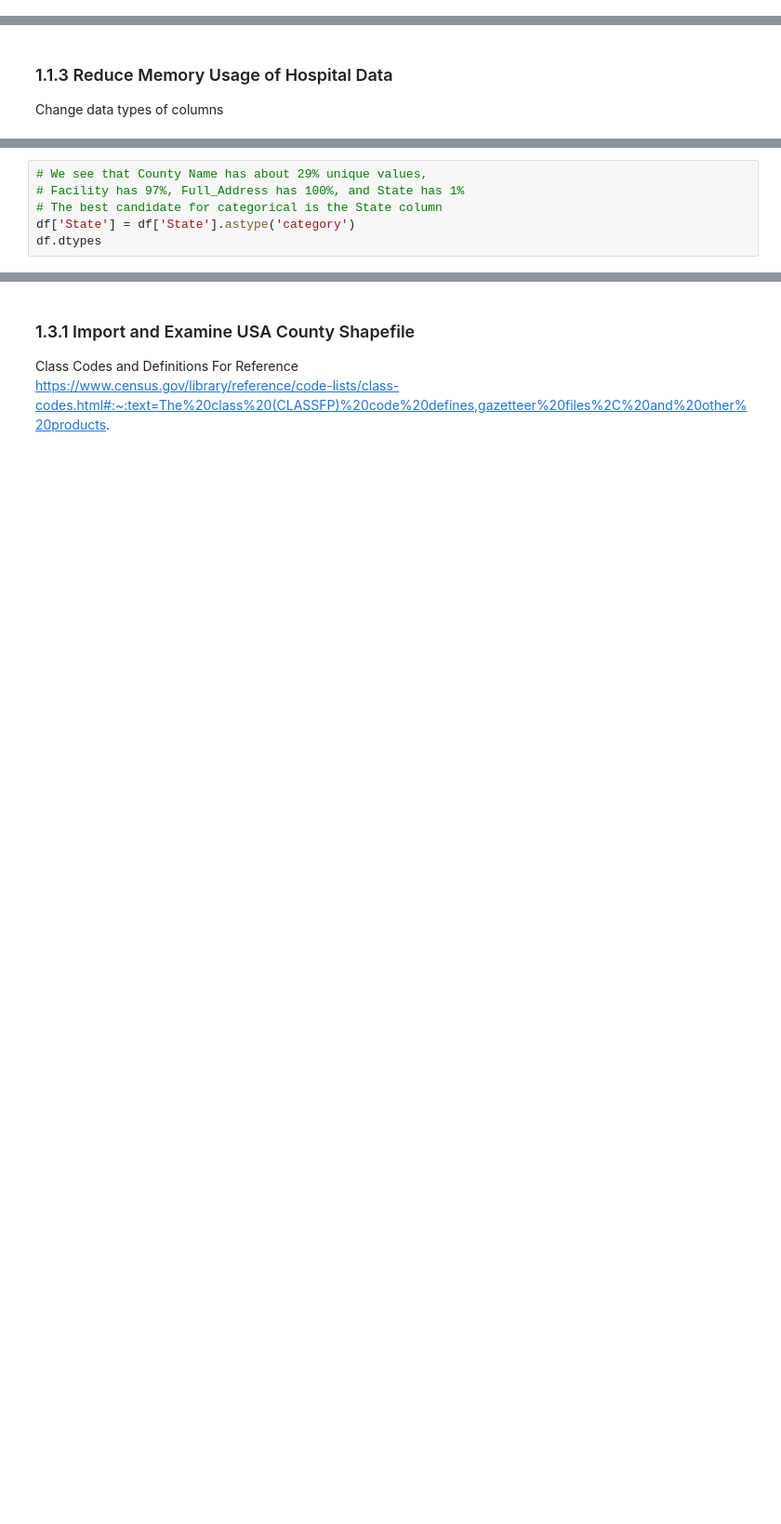
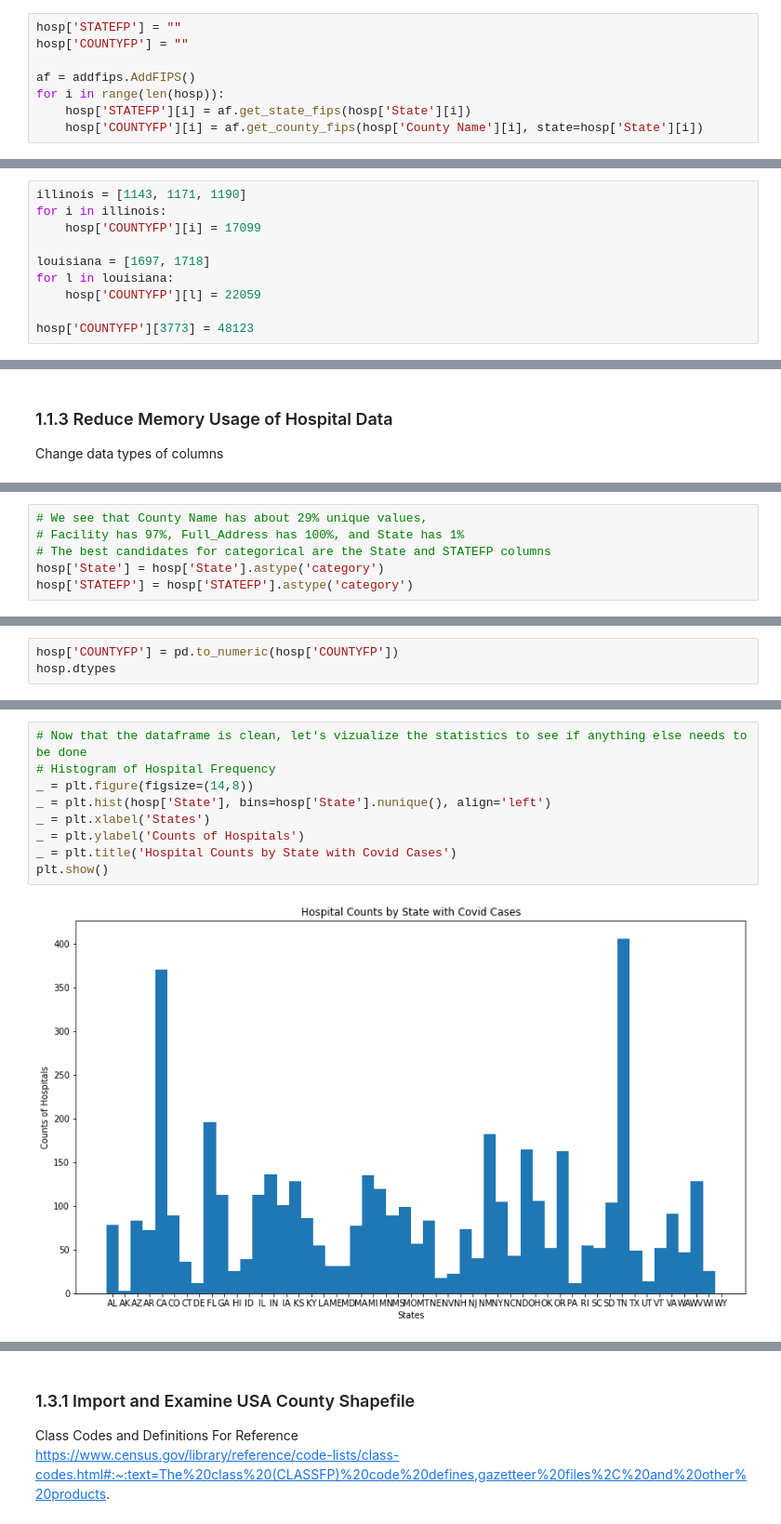
Before and after one commit to taflor/USACovidHospitals, a Jupyter notebook: notebooks/1.1-clean.ipynb, the cells around one changed output, grey strips where cells are left out. Shown: that part at 93% size. Saved outputs shown, nothing was run; the diff lists cells and outputs as text; blank space fills up the shorter version.

```diff
--- a/notebooks/1.1-clean.ipynb
+++ b/notebooks/1.1-clean.ipynb
@@ -196,0 +204,8 @@ df.iloc[3945:3948]
+# %%
+hosp['STATEFP'] = ""
+hosp['COUNTYFP'] = ""
+
+af = addfips.AddFIPS()
+for i in range(len(hosp)):
+    hosp['STATEFP'][i] = af.get_state_fips(hosp['State'][i])
+    hosp['COUNTYFP'][i] = af.get_county_fips(hosp['County Name'][i], state=hosp['State'][i])
@@ -196,0 +231,10 @@ df.iloc[3945:3948]
+# %%
+illinois = [1143, 1171, 1190]
+for i in illinois:
+    hosp['COUNTYFP'][i] = 17099
+
+louisiana = [1697, 1718]
+for l in louisiana:
+    hosp['COUNTYFP'][l] = 22059
+
+hosp['COUNTYFP'][3773] = 48123
@@ -237,6 +313,6 @@ dtype: float64
 # %%
 # We see that County Name has about 29% unique values,
 # Facility has 97%, Full_Address has 100%, and State has 1%
-# The best candidate for categorical is the State column
-df['State'] = df['State'].astype('category')
-df.dtypes
+# The best candidates for categorical are the State and STATEFP columns
+hosp['State'] = hosp['State'].astype('category')
+hosp['STATEFP'] = hosp['STATEFP'].astype('category')
@@ -264,0 +319,3 @@ dtype: object
+# %%
+hosp['COUNTYFP'] = pd.to_numeric(hosp['COUNTYFP'])
+hosp.dtypes
@@ -294,0 +370,11 @@ County Name has shrunk to 46% of it's original size
+# %%
+# Now that the dataframe is clean, let's vizualize the statistics to see if anything else needs to be done
+# Histogram of Hospital Frequency
+_ = plt.figure(figsize=(14,8))
+_ = plt.hist(hosp['State'], bins=hosp['State'].nunique(), align='left')
+_ = plt.xlabel('States')
+_ = plt.ylabel('Counts of Hospitals')
+_ = plt.title('Hospital Counts by State with Covid Cases')
+plt.show()
+# %% [output]
+[figure, added]
```
Also changed, not shown: parts of 78 cells of this notebook.
